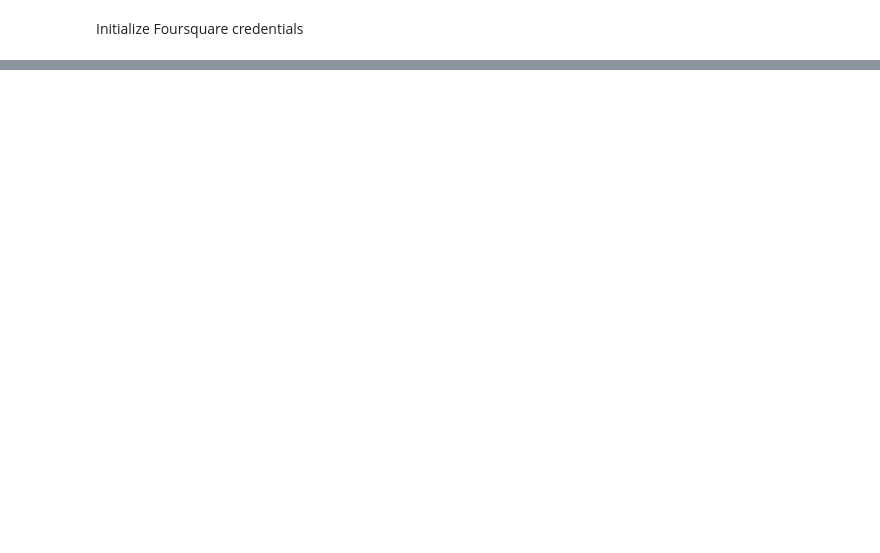
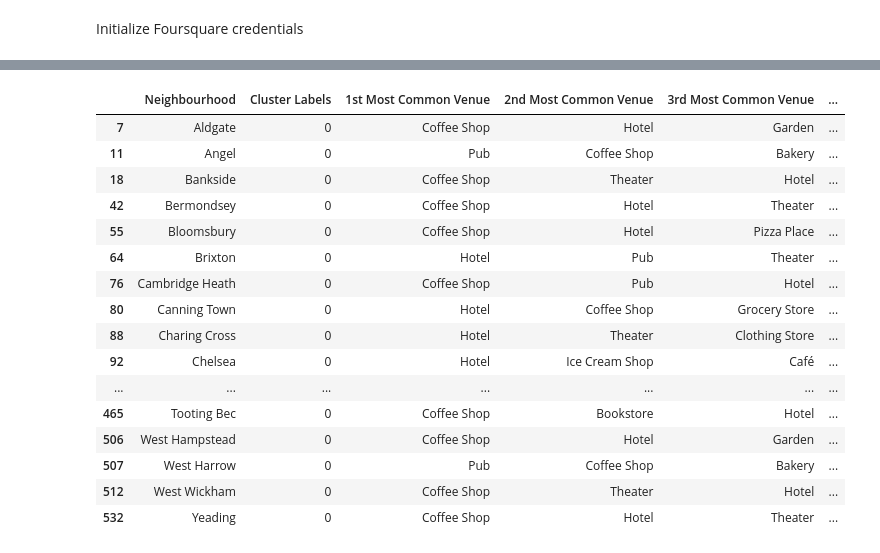
Before and after one commit to daUnborn/ibm-data-science-capstone, a Jupyter notebook: Capstone_week 2 - The Battle of the neighbourhoods.ipynb, the cells around one changed output, grey strips where cells are left out. Drawn from its saved outputs; the diff is of its cells as text; code cells hidden in the pictures; blank space fills up the shorter version.

Commit message:
IBM Coursera Data Science Capstone Project

```diff
--- a/Capstone_week 2 - The Battle of the neighbourhoods.ipynb
+++ b/Capstone_week 2 - The Battle of the neighbourhoods.ipynb
@@ -520,0 +429,22 @@ df_locations.head(15)
+# %%
+# create the new dataframe
+num_top_venues = 10
+
+indicators = ['st', 'nd', 'rd']
+
+# create columns according to number of top venues
+columns = ['Neighbourhood']
+for ind in np.arange(num_top_venues):
+    try:
+        columns.append('{}{} Most Common Venue'.format(ind+1, indicators[ind]))
+    except:
+        columns.append('{}th Most Common Venue'.format(ind+1))
+
+# create a new dataframe
+neighborhoods_venues_sorted = pd.DataFrame(columns=columns)
+neighborhoods_venues_sorted['Neighbourhood'] = grouped['Neighbourhood']
+
+for ind in np.arange(grouped.shape[0]):
+    neighborhoods_venues_sorted.iloc[ind, 1:] = return_most_common_venues(grouped.iloc[ind, :], num_top_venues)
+
+neighborhoods_venues_sorted.head()
@@ -520,0 +460,11 @@ df_locations.head(15)
+# %%
+kclusters = 4
+
+grouped_clustering = grouped.drop('Neighbourhood', 1) #drop the neighborhood column
+
+# run k-means clustering
+kmeans = KMeans(init = "k-means++", n_clusters = kclusters, n_init = 12)
+kmeans.fit(grouped_clustering)
+
+# check cluster labels generated for each row in the dataframe
+kmeans.labels_[:]
@@ -520,0 +489,10 @@ df_locations.head(15)
+# %%
+# add clustering labels
+neighborhoods_venues_sorted.insert(0, 'Cluster Labelss', kmeans.labels_)
+
+df_merged = df_london
+
+# merge toronto_grouped with toronto_data to add latitude/longitude for each neighborhood
+df_merged = df_merged.join(neighborhoods_venues_sorted.set_index('Neighbourhood'), on='Neighbourhood')
+
+df_merged#.head() # check the last columns!
@@ -520,0 +557,20 @@ df_locations.head(15)
+# %%
+df_merged.loc[(df_merged['Cluster Labels'] == 0) & (df_merged['City'] == "London"), df_merged.columns[[2] + list(range(6, df_merged.shape[1]))]]
+# %% [output]
+|  | Neighbourhood | Cluster Labels | 1st Most Common Venue | 2nd Most Common Venue | 3rd Most Common Venue | ... |
+| 7 | Aldgate | 0 | Coffee Shop | Hotel | Garden | ... |
+| 11 | Angel | 0 | Pub | Coffee Shop | Bakery | ... |
+| 18 | Bankside | 0 | Coffee Shop | Theater | Hotel | ... |
+| 42 | Bermondsey | 0 | Coffee Shop | Hotel | Theater | ... |
+| 55 | Bloomsbury | 0 | Coffee Shop | Hotel | Pizza Place | ... |
+| 64 | Brixton | 0 | Hotel | Pub | Theater | ... |
+| 76 | Cambridge Heath | 0 | Coffee Shop | Pub | Hotel | ... |
+| 80 | Canning Town | 0 | Hotel | Coffee Shop | Grocery Store | ... |
+| 88 | Charing Cross | 0 | Hotel | Theater | Clothing Store | ... |
+| 92 | Chelsea | 0 | Hotel | Ice Cream Shop | Café | ... |
+| ... | ... | ... | ... | ... | ... | ... |
+| 465 | Tooting Bec | 0 | Coffee Shop | Bookstore | Hotel | ... |
+| 506 | West Hampstead | 0 | Coffee Shop | Hotel | Garden | ... |
+| 507 | West Harrow | 0 | Pub | Coffee Shop | Bakery | ... |
+| 512 | West Wickham | 0 | Coffee Shop | Theater | Hotel | ... |
+| 532 | Yeading | 0 | Coffee Shop | Hotel | Theater | ... |
```
Also changed, not shown: parts of 74 cells of this notebook.
